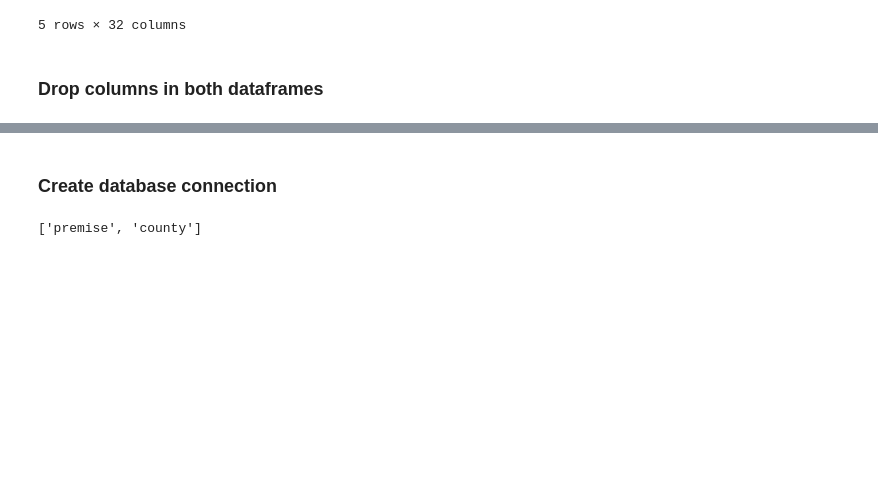
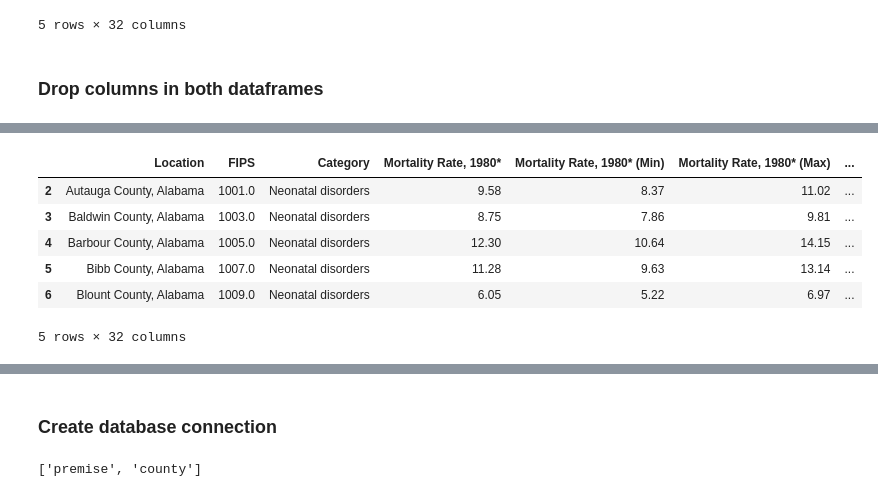
Before and after one commit to prinszi/ETL_Project, a Jupyter notebook: ETL.ipynb, the cells around one changed output, grey strips where cells are left out. Cells and saved outputs as stored; diff of their text form; code cells hidden in the pictures; blank space fills up the shorter version.

```diff
--- a/ETL.ipynb
+++ b/ETL.ipynb
@@ -86,0 +98,13 @@ AttributeError: 'NoneType' object has no attribute 'head'
+# %%
+mortality_data_df = mortality_data_df.dropna(how="any")
+mortality_data_df
+mortality_data_df2 = mortality_data_df[mortality_data_df['FIPS']>1000]
+mortality_data_df2.head()
+# %% [output]
+|  | Location | FIPS | Category | Mortality Rate, 1980* | Mortality Rate, 1980* (Min) | Mortality Rate, 1980* (Max) | ... |
+| 2 | Autauga County, Alabama | 1001.0 | Neonatal disorders | 9.58 | 8.37 | 11.02 | ... |
+| 3 | Baldwin County, Alabama | 1003.0 | Neonatal disorders | 8.75 | 7.86 | 9.81 | ... |
+| 4 | Barbour County, Alabama | 1005.0 | Neonatal disorders | 12.30 | 10.64 | 14.15 | ... |
+| 5 | Bibb County, Alabama | 1007.0 | Neonatal disorders | 11.28 | 9.63 | 13.14 | ... |
+| 6 | Blount County, Alabama | 1009.0 | Neonatal disorders | 6.05 | 5.22 | 6.97 | ... |
+5 rows × 32 columns
```
Also changed, not shown: parts of 4 cells of this notebook.
